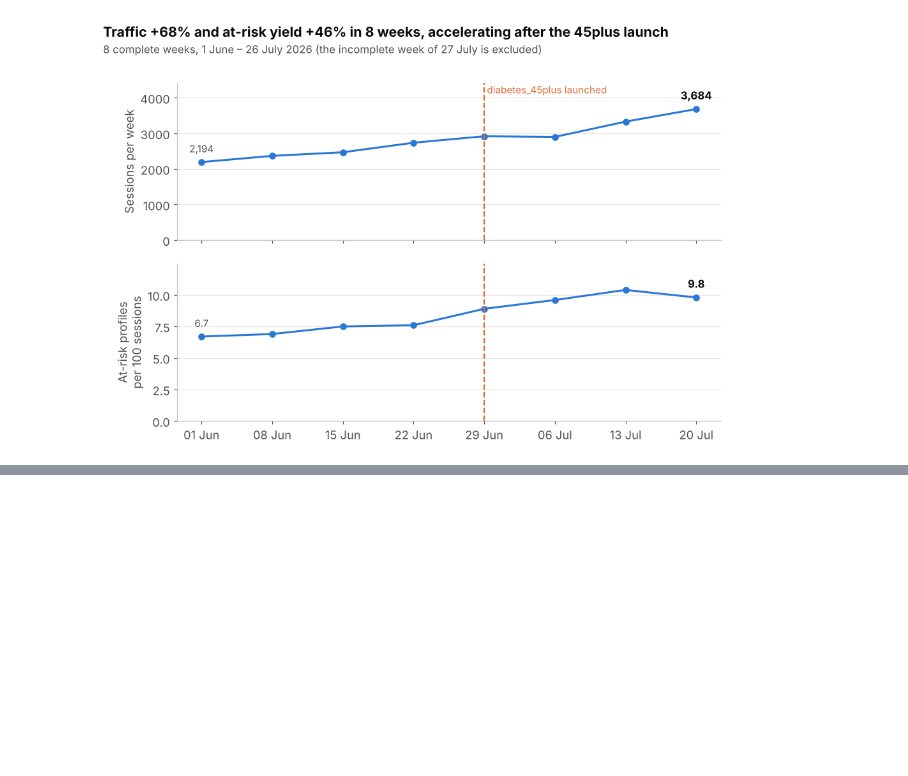
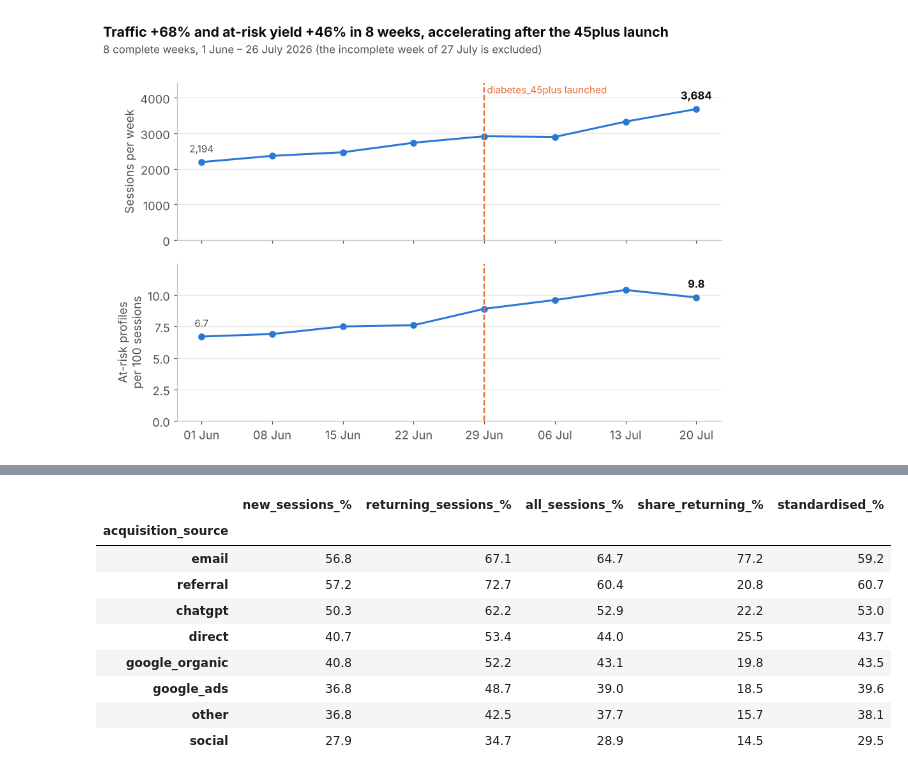
Before and after one commit to souhahabibi-SH/Doctoome_case, a Jupyter notebook: notebook/analysis.ipynb, the cells around one changed output, grey strips where cells are left out. Cells and saved outputs as stored; diff of their text form; code cells hidden in the pictures; blank space fills up the shorter version.

```diff
--- a/notebook/analysis.ipynb
+++ b/notebook/analysis.ipynb
@@ -1392,0 +1745,28 @@ plt.show()
+# %%
+# Step 40: completion by source, separately for new and returning sessions
+src = con.execute("""
+    SELECT acquisition_source, is_returning_visitor, is_completed::INT AS completed
+    FROM session_summary
+""").df()
+
+source_ret = src.pivot_table(index="acquisition_source", columns="is_returning_visitor",
+                             values="completed", aggfunc="mean").mul(100)
+source_ret.columns = ["new_sessions_%", "returning_sessions_%"]
+source_ret["all_sessions_%"]    = src.groupby("acquisition_source").completed.mean() * 100
+source_ret["share_returning_%"] = src.groupby("acquisition_source").is_returning_visitor.mean() * 100
+
+# Completion if every source had the overall share of returning sessions (standardisation)
+overall_ret = src.is_returning_visitor.mean()
+source_ret["standardised_%"] = source_ret["new_sessions_%"] * (1 - overall_ret) + source_ret["returning_sessions_%"] * overall_ret
+display(source_ret.sort_values("all_sessions_%", ascending=False).round(1))
+# %% [output]
+|  | new_sessions_% | returning_sessions_% | all_sessions_% | share_returning_% | standardised_% |
+| acquisition_source |  |  |  |  |  |
+| email | 56.8 | 67.1 | 64.7 | 77.2 | 59.2 |
+| referral | 57.2 | 72.7 | 60.4 | 20.8 | 60.7 |
+| chatgpt | 50.3 | 62.2 | 52.9 | 22.2 | 53.0 |
+| direct | 40.7 | 53.4 | 44.0 | 25.5 | 43.7 |
+| google_organic | 40.8 | 52.2 | 43.1 | 19.8 | 43.5 |
+| google_ads | 36.8 | 48.7 | 39.0 | 18.5 | 39.6 |
+| other | 36.8 | 42.5 | 37.7 | 15.7 | 38.1 |
+| social | 27.9 | 34.7 | 28.9 | 14.5 | 29.5 |
```
Also changed, not shown: parts of 53 cells of this notebook, 10 other files.
